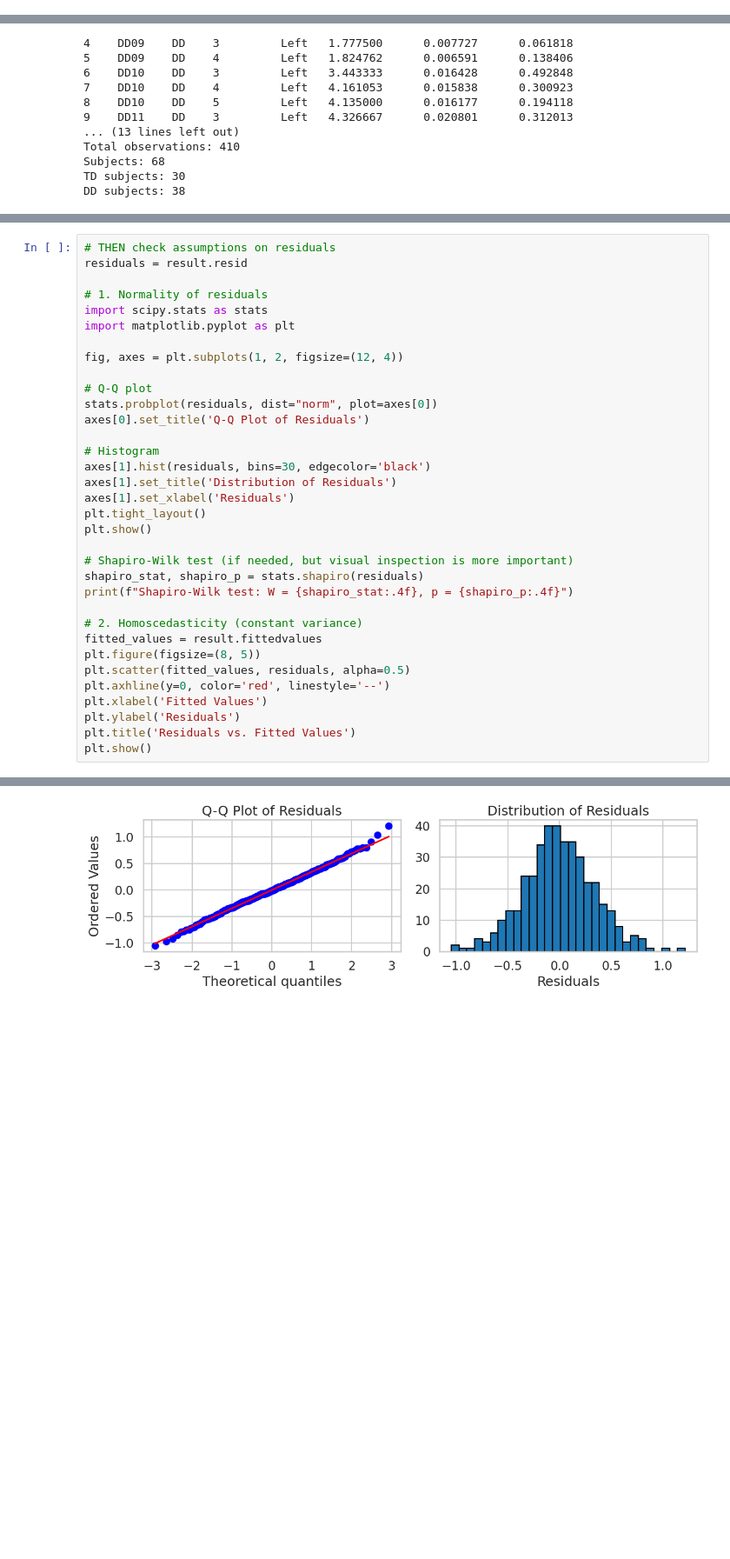
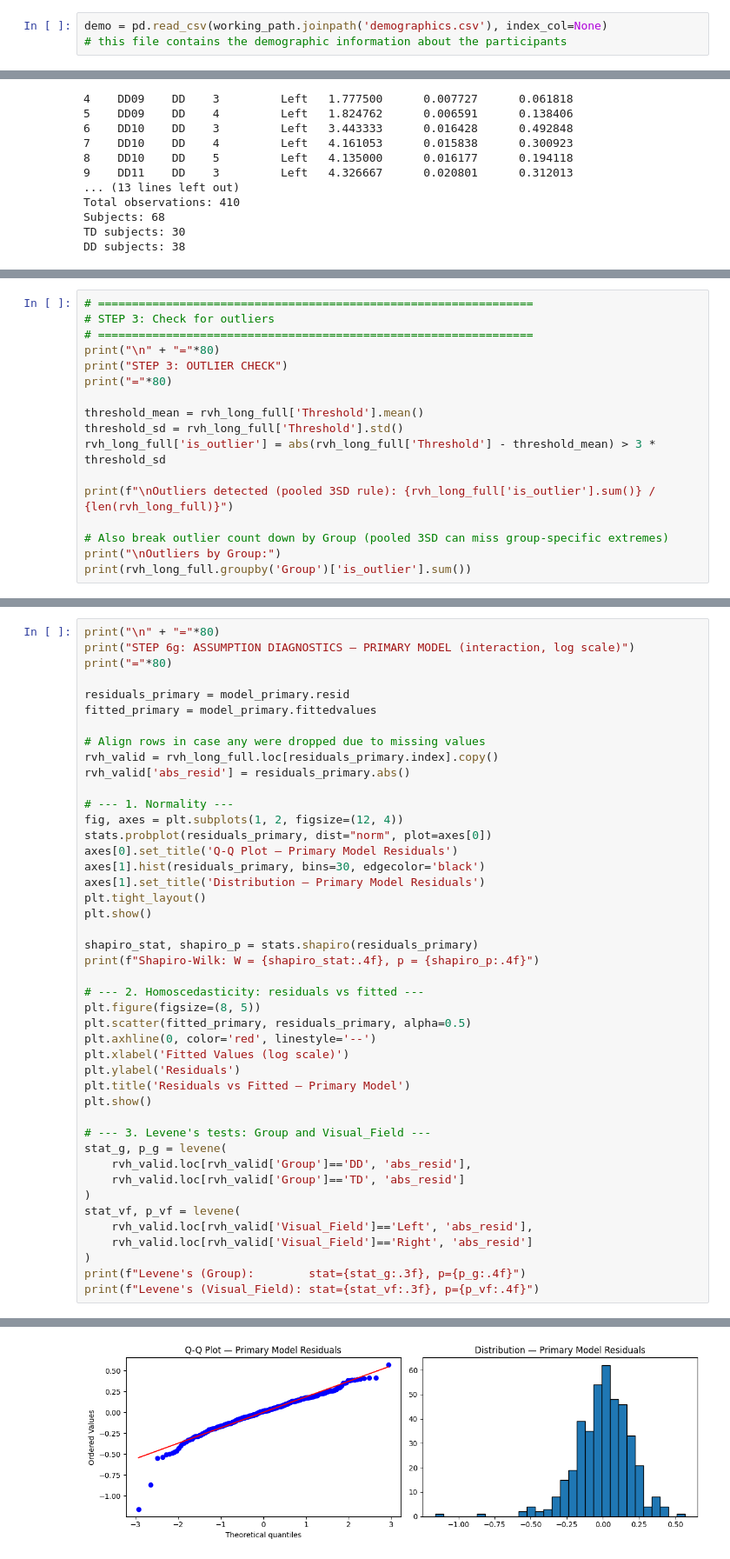
Before and after one commit to cristinarainich/DDCS, a Jupyter notebook: rvh_termin1only.ipynb, the cells around one changed output, grey strips where cells are left out. Shown at 87% size. Saved outputs shown, nothing was run; the diff lists cells and outputs as text; blank space fills up the shorter version.

```diff
--- a/rvh_termin1only.ipynb
+++ b/rvh_termin1only.ipynb
@@ -31,3 +39,6 @@ rvh.head()
 | 2 | DD01 | 3 | 74.0 | 1.0 | 1.62 | 0.008273 | 0.115825 | 67.857143 | ... |
 | 3 | DD01 | 4 | 66.0 | 1.0 | 1.82 | 0.013887 | 0.111098 | 61.538462 | ... |
 | 4 | DD01 | 5 | 68.0 | 1.0 | 1.65 | 0.029611 | 0.236885 | 64.406780 | ... |
+# %%
+demo = pd.read_csv(working_path.joinpath('demographics.csv'), index_col=None)
+# this file contains the demographic information about the participants
@@ -346,0 +480,17 @@ Outliers detected: 0 / 410
+# %%
+# ================================================================
+# STEP 3: Check for outliers
+# ================================================================
+print("\n" + "="*80)
+print("STEP 3: OUTLIER CHECK")
+print("="*80)
+
+threshold_mean = rvh_long_full['Threshold'].mean()
+threshold_sd = rvh_long_full['Threshold'].std()
+rvh_long_full['is_outlier'] = abs(rvh_long_full['Threshold'] - threshold_mean) > 3 * threshold_sd
+
+print(f"\nOutliers detected (pooled 3SD rule): {rvh_long_full['is_outlier'].sum()} / {len(rvh_long_full)}")
+
+# Also break outlier count down by Group (pooled 3SD can miss group-specific extremes)
+print("\nOutliers by Group:")
+print(rvh_long_full.groupby('Group')['is_outlier'].sum())
@@ -564,35 +742,45 @@ Main effect of Visual_Field: χ²(1) = 16.495, p = 0.0000
 # %%
-# THEN check assumptions on residuals
-residuals = result.resid
+print("\n" + "="*80)
+print("STEP 6g: ASSUMPTION DIAGNOSTICS — PRIMARY MODEL (interaction, log scale)")
+print("="*80)
 
-# 1. Normality of residuals
-import scipy.stats as stats
-import matplotlib.pyplot as plt
+residuals_primary = model_primary.resid
+fitted_primary = model_primary.fittedvalues
 
+# Align rows in case any were dropped due to missing values
+rvh_valid = rvh_long_full.loc[residuals_primary.index].copy()
+rvh_valid['abs_resid'] = residuals_primary.abs()
+
+# --- 1. Normality ---
 fig, axes = plt.subplots(1, 2, figsize=(12, 4))
-
-# Q-Q plot
-stats.probplot(residuals, dist="norm", plot=axes[0])
-axes[0].set_title('Q-Q Plot of Residuals')
-
-# Histogram
-axes[1].hist(residuals, bins=30, edgecolor='black')
-axes[1].set_title('Distribution of Residuals')
-axes[1].set_xlabel('Residuals')
+stats.probplot(residuals_primary, dist="norm", plot=axes[0])
+axes[0].set_title('Q-Q Plot — Primary Model Residuals')
+axes[1].hist(residuals_primary, bins=30, edgecolor='black')
+axes[1].set_title('Distribution — Primary Model Residuals')
 plt.tight_layout()
 plt.show()
 
-# Shapiro-Wilk test (if needed, but visual inspection is more important)
-shapiro_stat, shapiro_p = stats.shapiro(residuals)
-print(f"Shapiro-Wilk test: W = {shapiro_stat:.4f}, p = {shapiro_p:.4f}")
+shapiro_stat, shapiro_p = stats.shapiro(residuals_primary)
+print(f"Shapiro-Wilk: W = {shapiro_stat:.4f}, p = {shapiro_p:.4f}")
 
-# 2. Homoscedasticity (constant variance)
-fitted_values = result.fittedvalues
+# --- 2. Homoscedasticity: residuals vs fitted ---
 plt.figure(figsize=(8, 5))
-plt.scatter(fitted_values, residuals, alpha=0.5)
-plt.axhline(y=0, color='red', linestyle='--')
-plt.xlabel('Fitted Values')
+plt.scatter(fitted_primary, residuals_primary, alpha=0.5)
+plt.axhline(0, color='red', linestyle='--')
+plt.xlabel('Fitted Values (log scale)')
 plt.ylabel('Residuals')
-plt.title('Residuals vs. Fitted Values')
+plt.title('Residuals vs Fitted — Primary Model')
 plt.show()
+
+# --- 3. Levene's tests: Group and Visual_Field ---
+stat_g, p_g = levene(
+    rvh_valid.loc[rvh_valid['Group']=='DD', 'abs_resid'],
+    rvh_valid.loc[rvh_valid['Group']=='TD', 'abs_resid']
+)
+stat_vf, p_vf = levene(
+    rvh_valid.loc[rvh_valid['Visual_Field']=='Left', 'abs_resid'],
+    rvh_valid.loc[rvh_valid['Visual_Field']=='Right', 'abs_resid']
+)
+print(f"Levene's (Group):        stat={stat_g:.3f}, p={p_g:.4f}")
+print(f"Levene's (Visual_Field): stat={stat_vf:.3f}, p={p_vf:.4f}")
 # %% [output]
@@ -599 +790 @@ plt.show()
-[figure, old version]
+[figure, new version]
```
Also changed, not shown: parts of 23 cells of this notebook.
